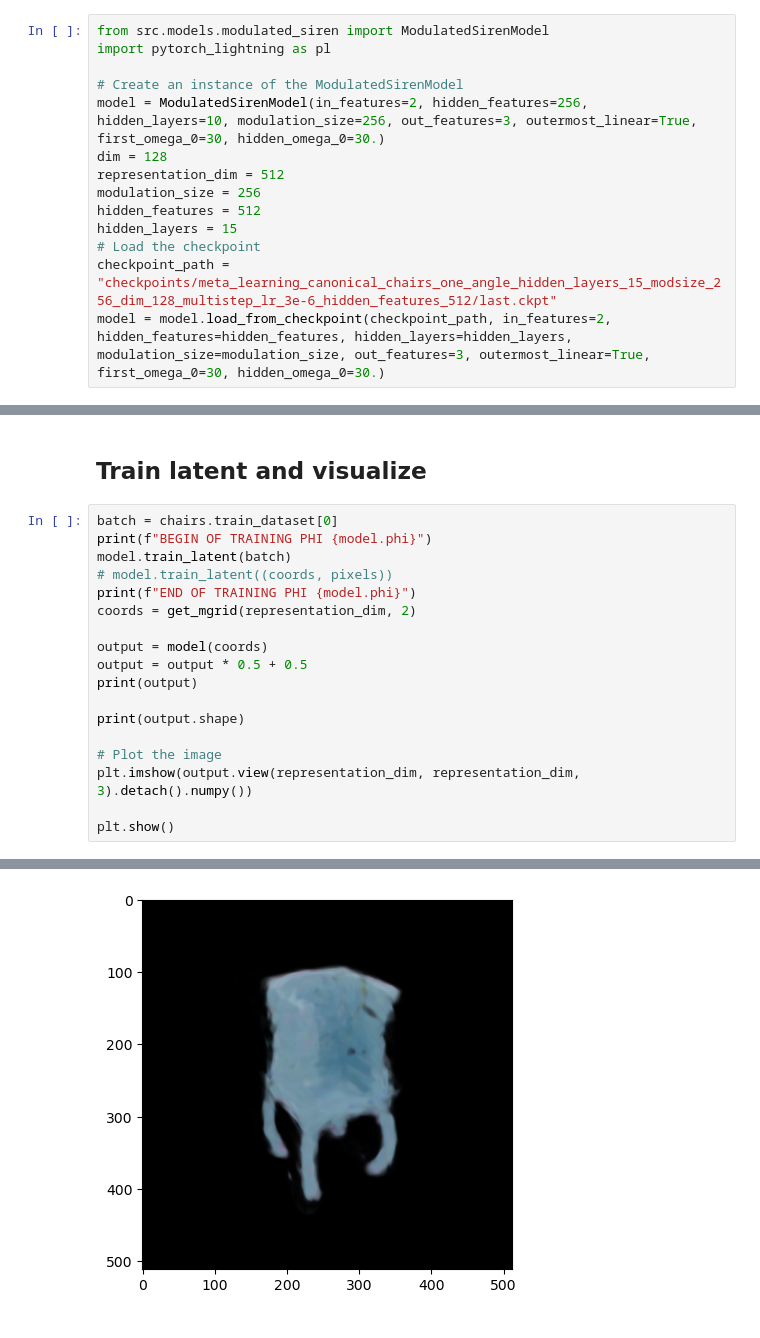
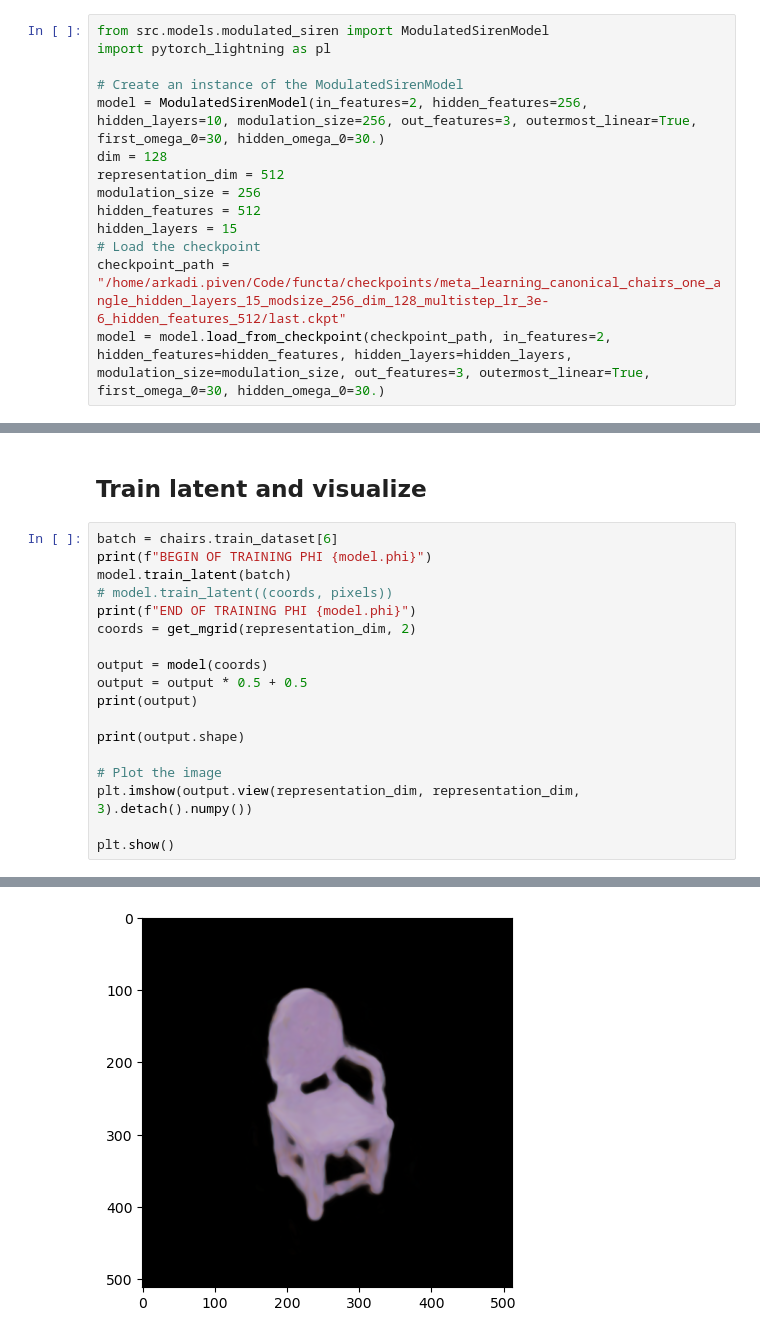
Before and after one commit to royvelich/functa, a Jupyter notebook: visualization.ipynb, the cells around one changed output, grey strips where cells are left out. Drawn from its saved outputs; the diff is of its cells as text.

```diff
--- a/visualization.ipynb
+++ b/visualization.ipynb
@@ -14,7 +14,7 @@ modulation_size = 256
 hidden_features = 512
 hidden_layers = 15
 # Load the checkpoint
-checkpoint_path = "checkpoints/meta_learning_canonical_chairs_one_angle_hidden_layers_15_modsize_256_dim_128_multistep_lr_3e-6_hidden_features_512/last.ckpt"
+checkpoint_path = "/home/arkadi.piven/Code/functa/checkpoints/meta_learning_canonical_chairs_one_angle_hidden_layers_15_modsize_256_dim_128_multistep_lr_3e-6_hidden_features_512/last.ckpt"
 model = model.load_from_checkpoint(checkpoint_path, in_features=2, hidden_features=hidden_features, hidden_layers=hidden_layers, modulation_size=modulation_size, out_features=3, outermost_linear=True, first_omega_0=30, hidden_omega_0=30.)
 # %% [output]
 LR IS 3e-06
@@ -80,7 +80,7 @@ Clipping input data to the valid range for imshow with RGB data ([0..1] for floa
 # %% [markdown]
 ## Train latent and visualize
 # %%
-batch = chairs.train_dataset[0]
+batch = chairs.train_dataset[6]
 print(f"BEGIN OF TRAINING PHI {model.phi}")
 model.train_latent(batch)
 # model.train_latent((coords, pixels))
@@ -186,2 +190,2 @@ tensor([[0.0006, 0.0007, 0.0007],
 torch.Size([262144, 3])
-[figure, old version]
+[figure, new version]
```
Also changed, not shown: parts of 3 cells of this notebook, 7 other files.
